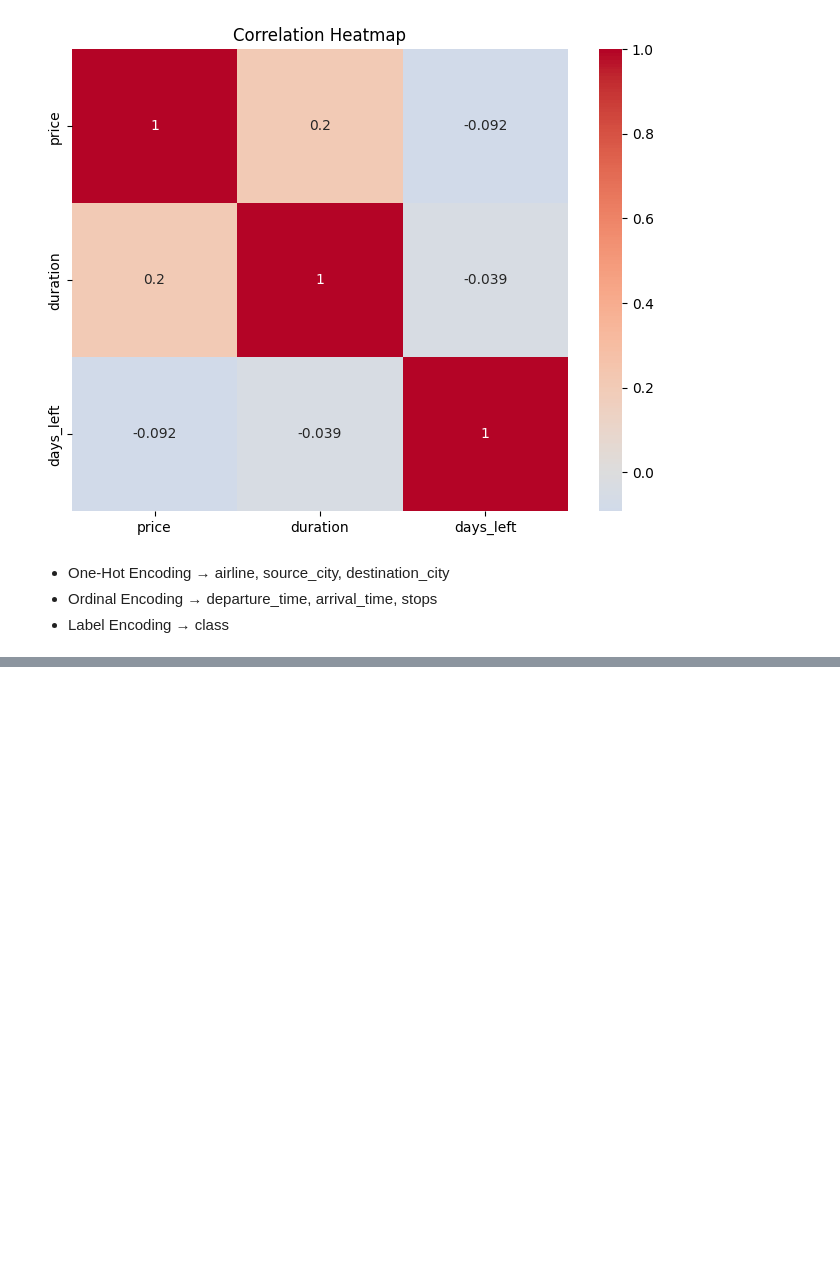
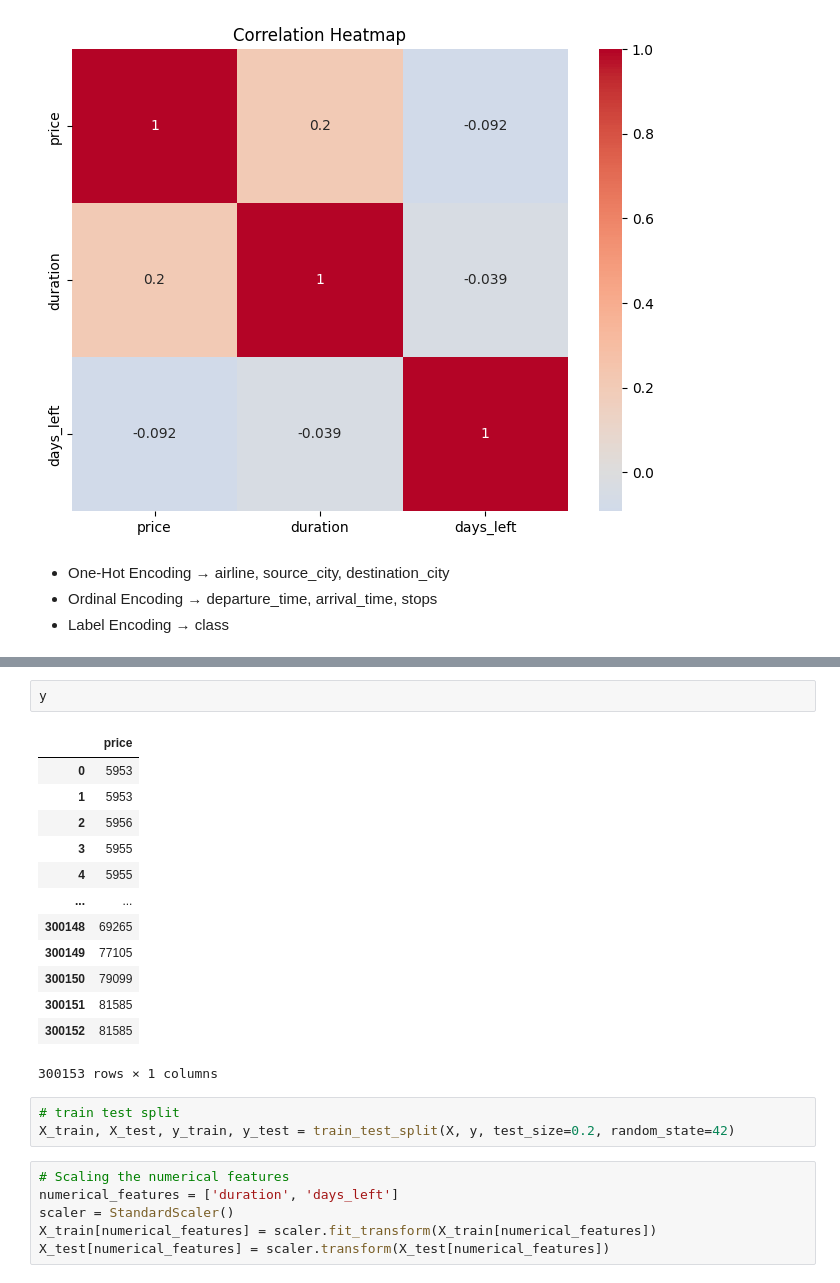
Before and after one commit to dinislamweb/flight_price_prediction, a Jupyter notebook: flight_price_prediction.ipynb, the cells around one changed output, grey strips where cells are left out. Cells and saved outputs as stored; diff of their text form; blank space fills up the shorter version.

```diff
--- a/flight_price_prediction.ipynb
+++ b/flight_price_prediction.ipynb
@@ -722,0 +745,25 @@ ColumnTransformer(transformers=[('onehot',
+# %%
+y
+# %% [output]
+|  | price |
+| 0 | 5953 |
+| 1 | 5953 |
+| 2 | 5956 |
+| 3 | 5955 |
+| 4 | 5955 |
+| ... | ... |
+| 300148 | 69265 |
+| 300149 | 77105 |
+| 300150 | 79099 |
+| 300151 | 81585 |
+| 300152 | 81585 |
+300153 rows × 1 columns
+# %%
+# train test split
+X_train, X_test, y_train, y_test = train_test_split(X, y, test_size=0.2, random_state=42)
+# %%
+# Scaling the numerical features
+numerical_features = ['duration', 'days_left']
+scaler = StandardScaler()
+X_train[numerical_features] = scaler.fit_transform(X_train[numerical_features])
+X_test[numerical_features] = scaler.transform(X_test[numerical_features])
```
Also changed, not shown: parts of 20 cells of this notebook.
